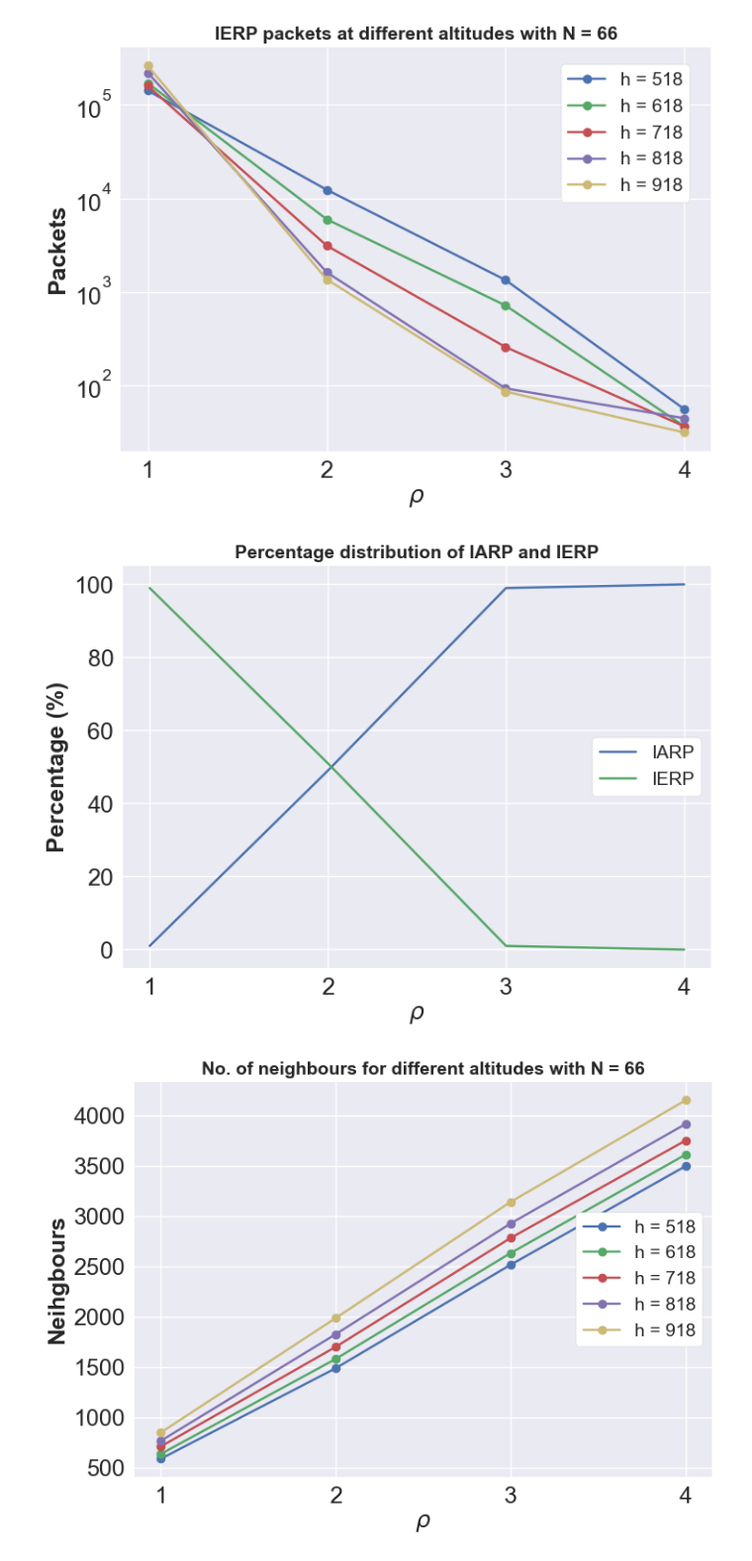
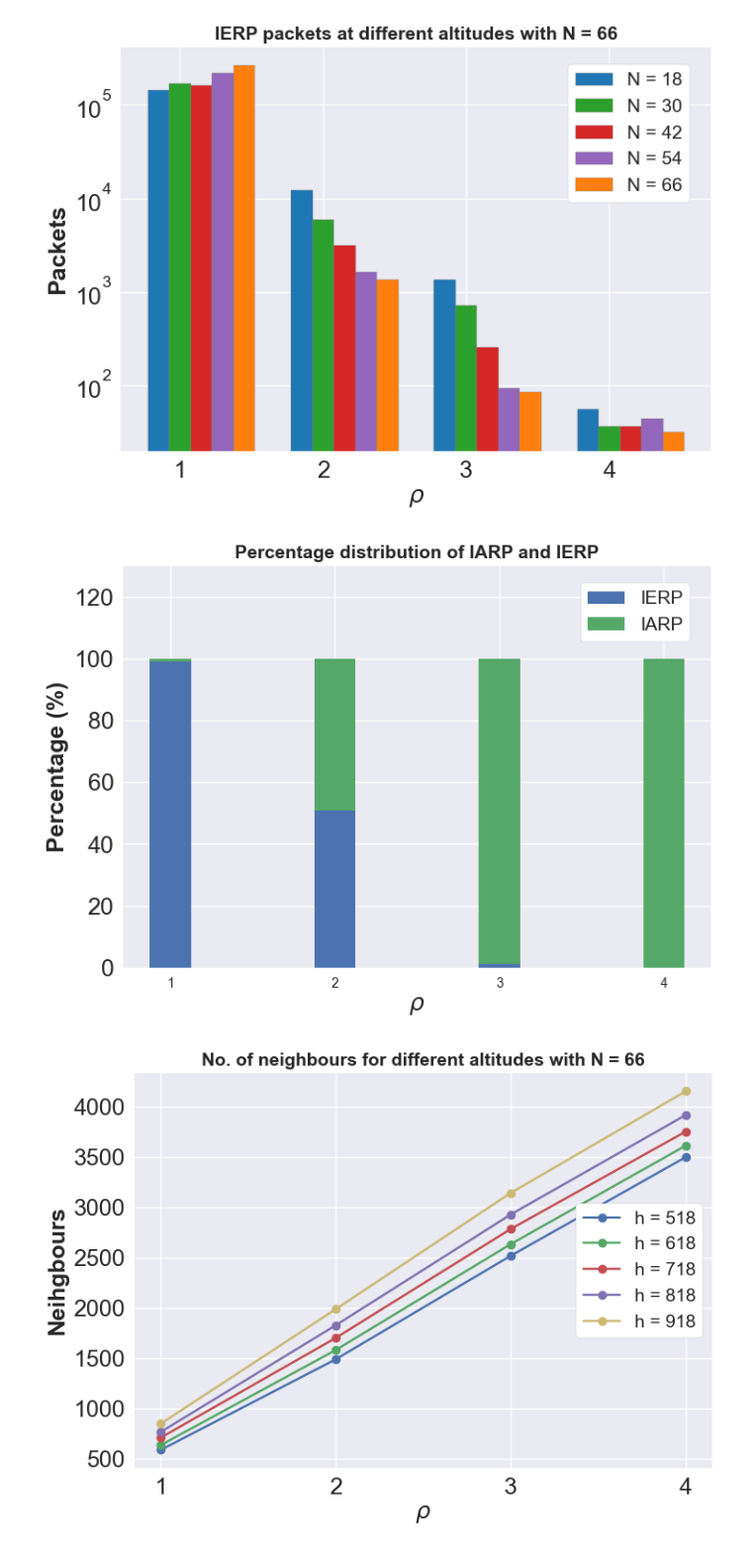
Before and after one commit to mathias-magnusson/Zone-routing-protocol, a Jupyter notebook: plot.ipynb, the cells around one changed output. Shown at 99% size. Saved outputs shown, nothing was run; the diff lists cells and outputs as text; code cells hidden in the pictures.

```diff
--- a/plot.ipynb
+++ b/plot.ipynb
@@ -172,51 +213,79 @@ legend = plt.legend(loc='upper left', bbox_to_anchor=(0.02, 0.98), frameon=True,
 # %%
 ## TESTING FOR IERP. X-VALUES ARE P, Y-VALUES ARE PACKETS, AND DIFFERENT ALTITUDES
 
 
 zone_radius = [1,2,3,4]
 y_518 = [142493, 12360, 1332, 55]
 y_618 = [171547, 5962, 711.2, 36]
 y_718 = [160593, 3114, 255, 36]
 y_818 = [221642, 1615, 92, 44]
 y_918 = [262047, 1355, 85, 31]
 
+# set width of bar
+barWidth = 0.15
+
+# Set position of bar on X axis
+br1 = np.arange(len(y_18))
+br2 = [x + barWidth for x in br1]
+br3 = [x + barWidth for x in br2]
+br4 = [x + barWidth for x in br3]
+br5 = [x + barWidth for x in br4]
+
 plt.style.use('seaborn-v0_8')
 
-plt.plot(zone_radius, y_518, marker='o', linestyle='-', label='h = 518')
-plt.plot(zone_radius, y_618, marker='o', linestyle='-', label='h = 618')
-plt.plot(zone_radius, y_718, marker='o', linestyle='-', label='h = 718')
-plt.plot(zone_radius, y_818, marker='o', linestyle='-', label='h = 818')
-plt.plot(zone_radius, y_918, marker='o', linestyle='-', label='h = 918')
+# Make the plot
+plt.bar(br1, y_518, color='tab:blue', width = barWidth, edgecolor ='grey', label ='N = 18')
+plt.bar(br2, y_618, color='tab:green', width = barWidth, edgecolor ='grey', label ='N = 30')
+plt.bar(br3, y_718, color='tab:red', width = barWidth, edgecolor ='grey', label ='N = 42')
+plt.bar(br4, y_818, color='tab:purple', width = barWidth, edgecolor ='grey', label ='N = 54')
+plt.bar(br5, y_918, color='tab:orange', width = barWidth, edgecolor ='grey', label ='N = 66')
 
 plt.yscale('log')
-plt.xticks([1,2,3,4], fontsize=18)
+plt.xticks([r + barWidth for r in range(len(y_18))], [1,2,3,4], fontsize=18)
 plt.yticks(fontsize=18)
 plt.xlabel('$\u03C1$', weight='bold', fontsize=18)
 plt.ylabel("Packets", weight='bold', fontsize=18)
 plt.title("IERP packets at different altitudes with N = 66", weight='bold', fontsize=14)
 
 legend = plt.legend(loc='upper right', bbox_to_anchor=(0.98, 0.98), frameon=True, framealpha=1, facecolor='white', fontsize = 14)
 # %% [output]
-[figure, old version]
+[figure, new version]
 # %%
-zone_radius = [1,2,3,4]
-ierp = [99, 51, 1, 0]
-iarp = [1, 49, 99, 100]
+zone_radius = (
+    "1",
+    "2",
+    "3",
+    "4",
+)
+
+data = {
+    "IERP": np.array([99, 51, 1, 0]),
+    "IARP": np.array([1, 49, 99, 100]),
+}
+
+# set width of bar
+barWidth = 0.25
 
 plt.style.use('seaborn-v0_8')
 
-plt.plot(zone_radius, iarp, linestyle='-', label='IARP')
-plt.plot(zone_radius, ierp, linestyle='-', label='IERP')
+fig, ax = plt.subplots()
+bottom = np.zeros(4)
 
-plt.xticks([1,2,3,4], fontsize=18)
+for boolean, data in data.items():
+    p = ax.bar(zone_radius, data, barWidth, label=boolean, bottom=bottom)
+    bottom += data
+
+plt.ylim(top=130)
 plt.yticks(fontsize=18)
 plt.xlabel('$\u03C1$', weight='bold', fontsize=18)
 plt.ylabel("Percentage (%)", weight='bold', fontsize=18)
 plt.title("Percentage distribution of IARP and IERP", weight='bold', fontsize=14)
 
-legend = plt.legend(loc='center right', bbox_to_anchor=(1, 0.5), frameon=True, framealpha=1, facecolor='white', fontsize = 14)
+legend = plt.legend(loc='upper right', bbox_to_anchor=(0.98, 0.98), frameon=True, framealpha=1, facecolor='white', fontsize = 14)
+
+plt.show()
 # %% [output]
-[figure, old version]
+[figure, new version]
 # %%
 # Number of neighbours with 66 nodes and differnet altitudes:
 
```
Also changed, not shown: parts of 10 cells of this notebook.
